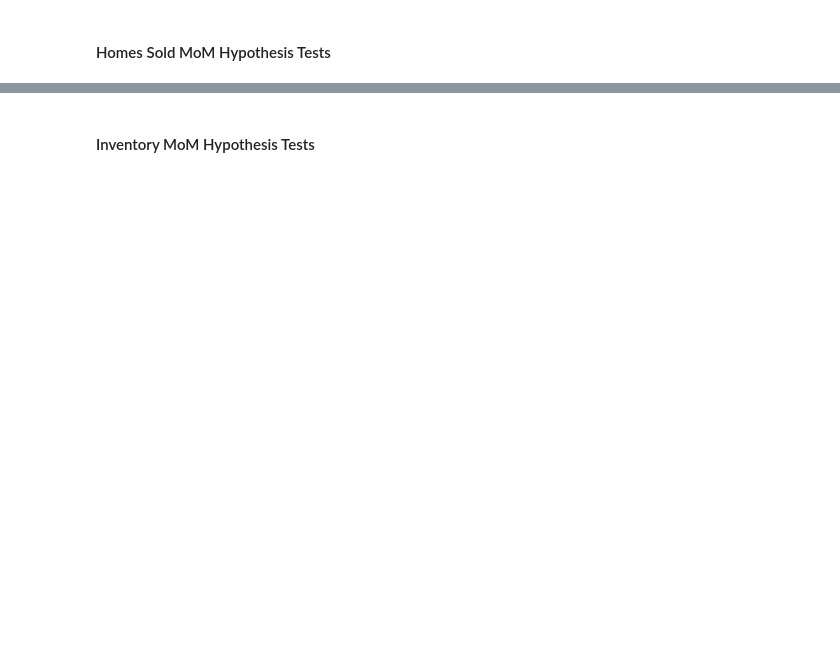
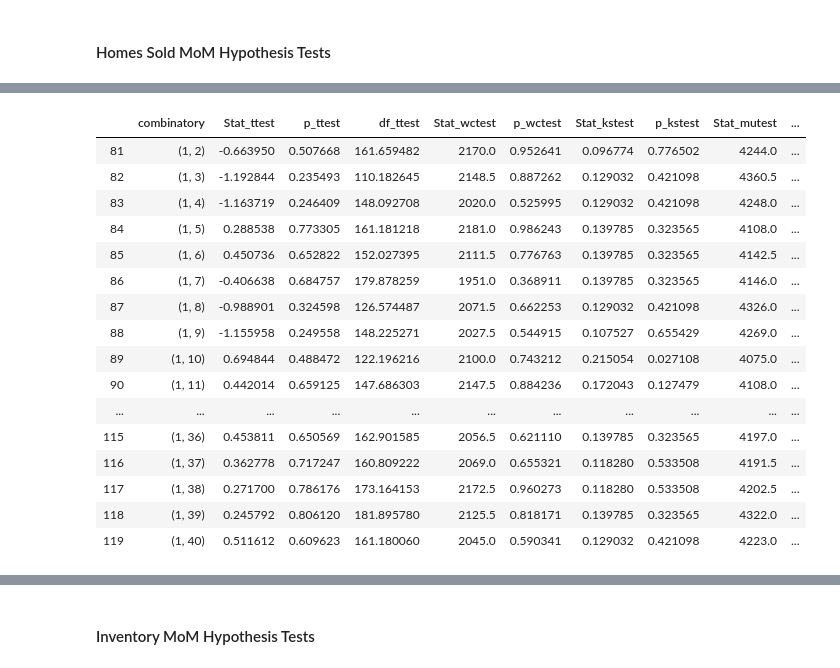
Before and after one commit to iuniorhsiung/mod3_project_DC_housing_price, a Jupyter notebook: DC_house_price_MasterFile.ipynb, the cells around one changed output, grey strips where cells are left out. Cells and saved outputs as stored; diff of their text form; code cells hidden in the pictures; blank space fills up the shorter version.

```diff
--- a/DC_house_price_MasterFile.ipynb
+++ b/DC_house_price_MasterFile.ipynb
@@ -250,0 +414,27 @@ test_matrix_2.to_csv('data/TM_Homes Sold MoM.csv')
+# %%
+# Find all regions with similar characteristic based on both Wilcoxon and Mann Whitney tests
+index_wc = test_matrix_2['index_wctest'] == 1
+index_mu = test_matrix_2['index_mutest'] == 1
+#test_matrix[index_wc]
+#test_matrix[index_mu]
+temp = test_matrix_2[index_wc & index_mu]
+temp[81:120]
+#temp[121:160]
+# %% [output]
+|  | combinatory | Stat_ttest | p_ttest | df_ttest | Stat_wctest | p_wctest | Stat_kstest | p_kstest | Stat_mutest | ... |
+| 81 | (1, 2) | -0.663950 | 0.507668 | 161.659482 | 2170.0 | 0.952641 | 0.096774 | 0.776502 | 4244.0 | ... |
+| 82 | (1, 3) | -1.192844 | 0.235493 | 110.182645 | 2148.5 | 0.887262 | 0.129032 | 0.421098 | 4360.5 | ... |
+| 83 | (1, 4) | -1.163719 | 0.246409 | 148.092708 | 2020.0 | 0.525995 | 0.129032 | 0.421098 | 4248.0 | ... |
+| 84 | (1, 5) | 0.288538 | 0.773305 | 161.181218 | 2181.0 | 0.986243 | 0.139785 | 0.323565 | 4108.0 | ... |
+| 85 | (1, 6) | 0.450736 | 0.652822 | 152.027395 | 2111.5 | 0.776763 | 0.139785 | 0.323565 | 4142.5 | ... |
+| 86 | (1, 7) | -0.406638 | 0.684757 | 179.878259 | 1951.0 | 0.368911 | 0.139785 | 0.323565 | 4146.0 | ... |
+| 87 | (1, 8) | -0.988901 | 0.324598 | 126.574487 | 2071.5 | 0.662253 | 0.129032 | 0.421098 | 4326.0 | ... |
+| 88 | (1, 9) | -1.155958 | 0.249558 | 148.225271 | 2027.5 | 0.544915 | 0.107527 | 0.655429 | 4269.0 | ... |
+| 89 | (1, 10) | 0.694844 | 0.488472 | 122.196216 | 2100.0 | 0.743212 | 0.215054 | 0.027108 | 4075.0 | ... |
+| 90 | (1, 11) | 0.442014 | 0.659125 | 147.686303 | 2147.5 | 0.884236 | 0.172043 | 0.127479 | 4108.0 | ... |
+| ... | ... | ... | ... | ... | ... | ... | ... | ... | ... | ... |
+| 115 | (1, 36) | 0.453811 | 0.650569 | 162.901585 | 2056.5 | 0.621110 | 0.139785 | 0.323565 | 4197.0 | ... |
+| 116 | (1, 37) | 0.362778 | 0.717247 | 160.809222 | 2069.0 | 0.655321 | 0.118280 | 0.533508 | 4191.5 | ... |
+| 117 | (1, 38) | 0.271700 | 0.786176 | 173.164153 | 2172.5 | 0.960273 | 0.118280 | 0.533508 | 4202.5 | ... |
+| 118 | (1, 39) | 0.245792 | 0.806120 | 181.895780 | 2125.5 | 0.818171 | 0.139785 | 0.323565 | 4322.0 | ... |
+| 119 | (1, 40) | 0.511612 | 0.609623 | 161.180060 | 2045.0 | 0.590341 | 0.129032 | 0.421098 | 4223.0 | ... |
```
Also changed, not shown: parts of 25 cells of this notebook, 3 other files.
